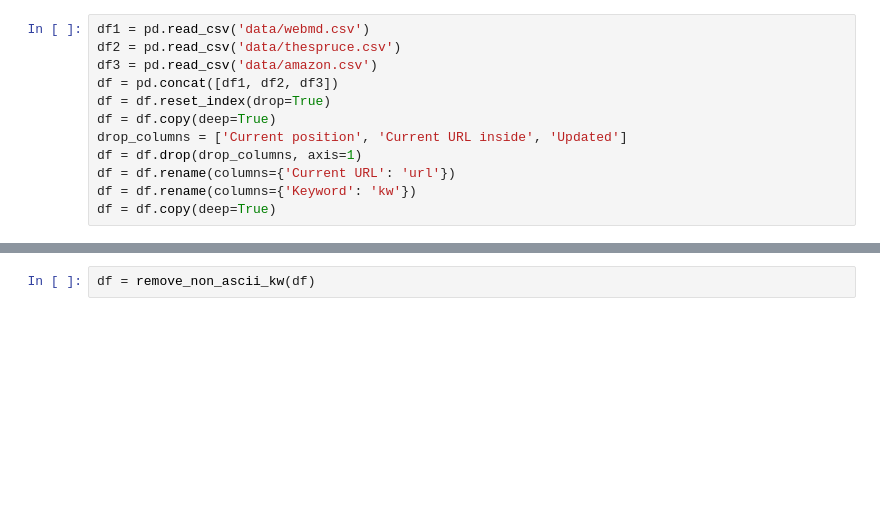
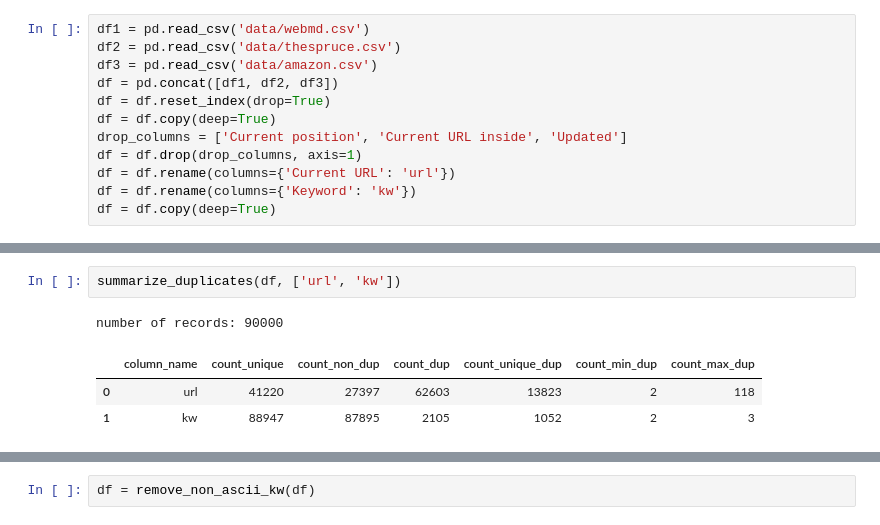
Before and after one commit to Magmafish/SerpGS, a Jupyter notebook: 01_kw_build_and_clean.ipynb, the cells around one changed output, grey strips where cells are left out. Cells and saved outputs as stored; diff of their text form; blank space fills up the shorter version.

```diff
--- a/kw_filter.ipynb
+++ b/01_kw_build_and_clean.ipynb
@@ -242,2 +336,9 @@ df.head(1)
+# %%
+summarize_duplicates(df, ['url', 'kw'])
+# %% [output]
+number of records: 90000
+|  | column_name | count_unique | count_non_dup | count_dup | count_unique_dup | count_min_dup | count_max_dup |
+| 0 | url | 41220 | 27397 | 62603 | 13823 | 2 | 118 |
+| 1 | kw | 88947 | 87895 | 2105 | 1052 | 2 | 3 |
 # %%
 url_counts = group_by_url_count(df)
```
Also changed, not shown: parts of 34 cells of this notebook.
